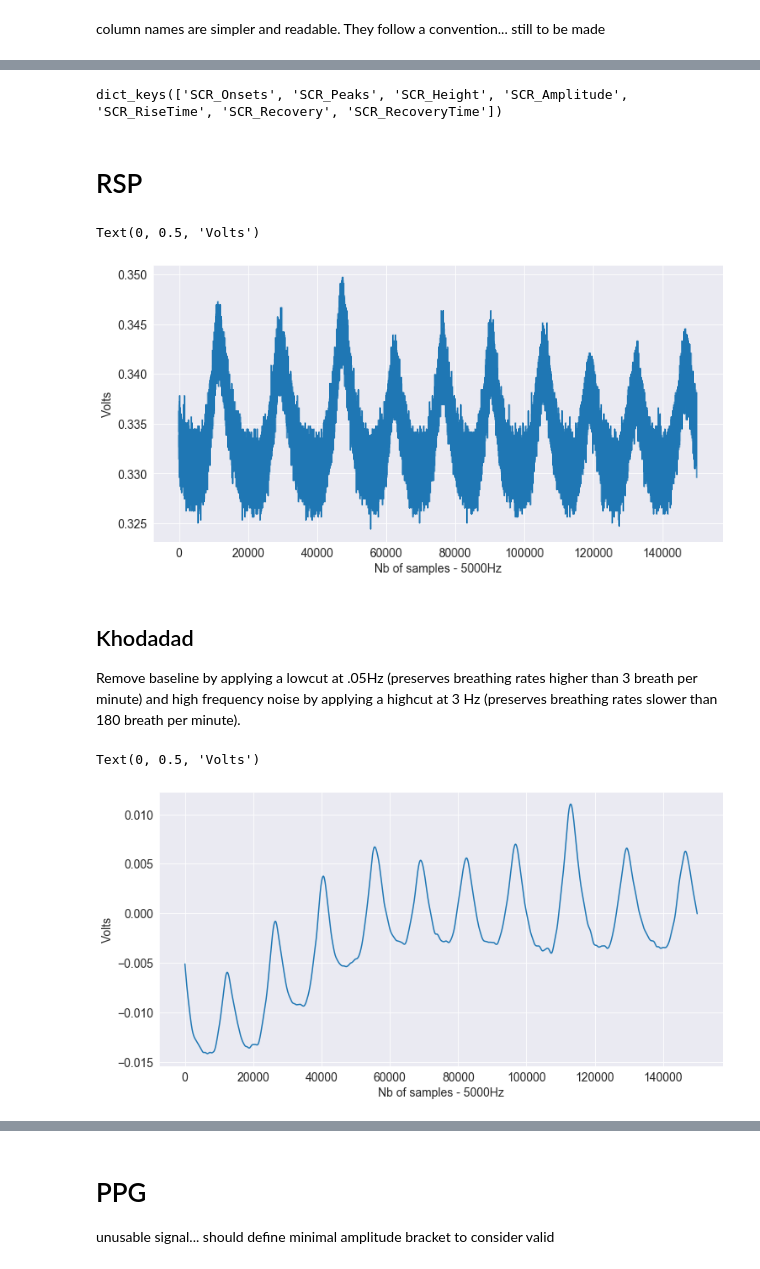
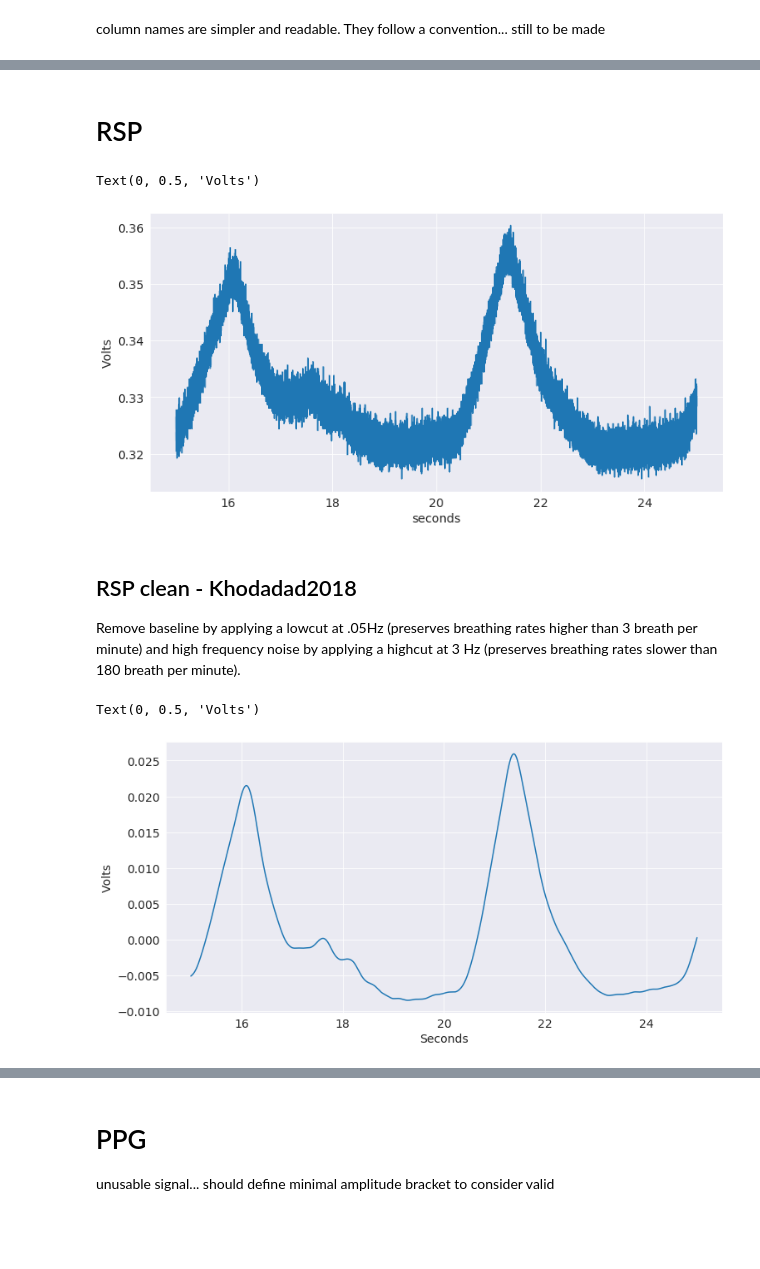
Before and after one commit to courtois-neuromod/ds_prep, a Jupyter notebook: physio/converting_cleaning.ipynb, the cells around one changed output, grey strips where cells are left out. Cells and saved outputs as stored; diff of their text form; code cells hidden in the pictures; blank space fills up the shorter version.

```diff
--- a/physio/converting_cleaning.ipynb
+++ b/physio/converting_cleaning.ipynb
@@ -74,3 +122,9 @@ bio_df = pd.read_csv('C:/Users/sangfrois/Desktop/NeuroMod_tests/samples-data/sub
+# %%
+bio_df = pd.read_hdf('/home/francois.lespinasse/physiological-signals/tests/conversion/sub-03/ses-010/sub-03_ses-010_task_run03.h5', key='bio_df')
+# %%
+fs = pd.read_hdf('/home/francois.lespinasse/physiological-signals/tests/conversion/sub-03/ses-010/sub-03_ses-010_task_run03.h5', key='sampling_rate')
+# %%
+fs = int(fs)
 # %% [markdown]
 column names are simpler and readable. They follow a convention... still to be made
 # %%
@@ -84,0 +134,2 @@ bio_df.head()
+# %%
+time = np.arange(len(bio_df))/fs
@@ -142,17 +220,14 @@ eda_fig = nk2.eda_plot(eda_proc, sampling_rate=250)
-# %%
-eda_info.keys()
-# %% [output]
-dict_keys(['SCR_Onsets', 'SCR_Peaks', 'SCR_Height', 'SCR_Amplitude', 'SCR_RiseTime', 'SCR_Recovery', 'SCR_RecoveryTime'])
 # %% [markdown]
 # RSP
 # %%
-plt.plot(bio_df['RSP'][:150000])
-plt.xlabel("Nb of samples - 5000Hz")
+plt.plot(time[150000:250000], bio_df['RSP'][150000:250000])
+
+plt.xlabel("seconds")
 plt.ylabel("Volts")
 # %% [output]
 Text(0, 0.5, 'Volts')
-[figure, old version]
+[figure, new version]
 # %% [markdown]
-## Khodadad
+## RSP clean - Khodadad2018
 Remove baseline by applying a lowcut at .05Hz (preserves breathing rates higher than 3 breath per minute) and high frequency noise by applying a highcut at 3 Hz (preserves breathing rates slower than 180 breath per minute).
 # %%
@@ -160,8 +235,8 @@ rsp_clean = nk2.rsp_clean(bio_df['RSP'], sampling_rate=5000, method='khodadad201
 # %%
-plt.plot(rsp_clean[50000:200000])
-plt.xlabel("Nb of samples - 5000Hz")
+plt.plot(time[150000:250000],rsp_clean_kho[150000:250000])
+plt.xlabel("Seconds")
 plt.ylabel("Volts")
 # %% [output]
 Text(0, 0.5, 'Volts')
-[figure, old version]
+[figure, new version]
 # %% [markdown]
```
Also changed, not shown: parts of 69 cells of this notebook, 4 other files.
